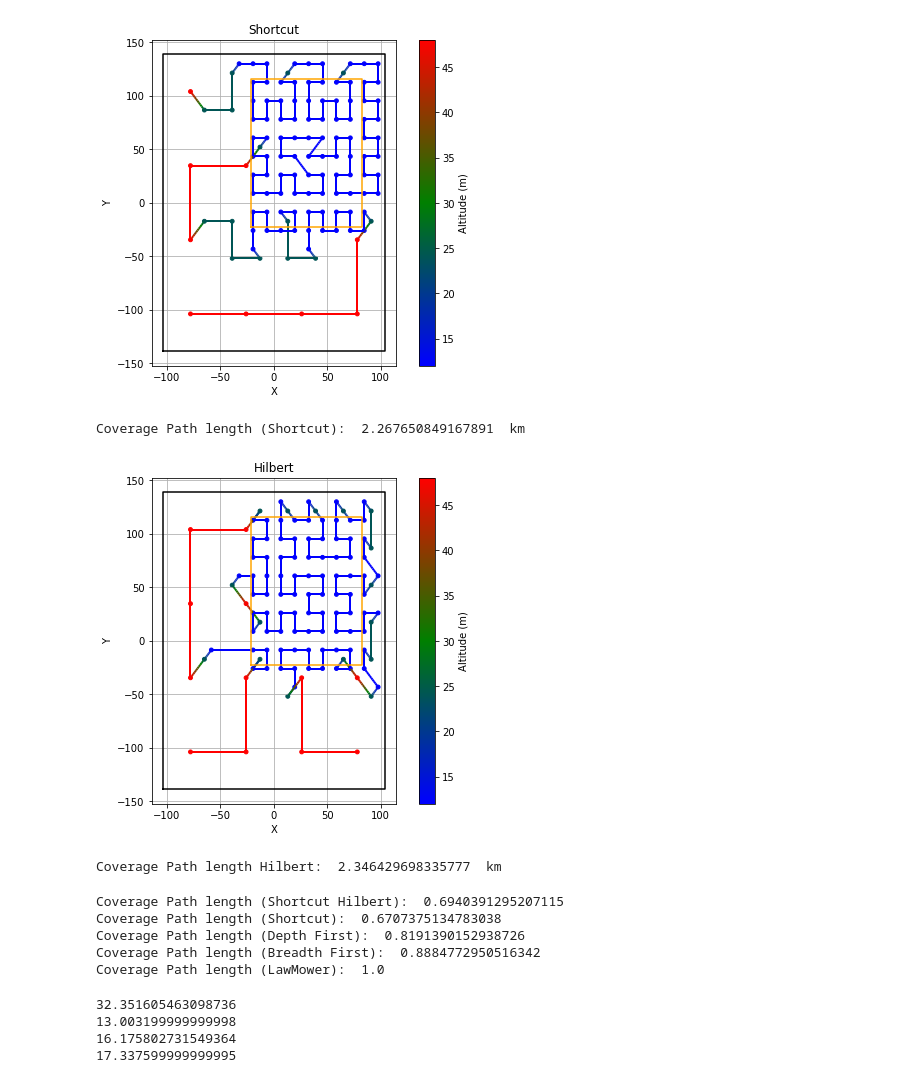
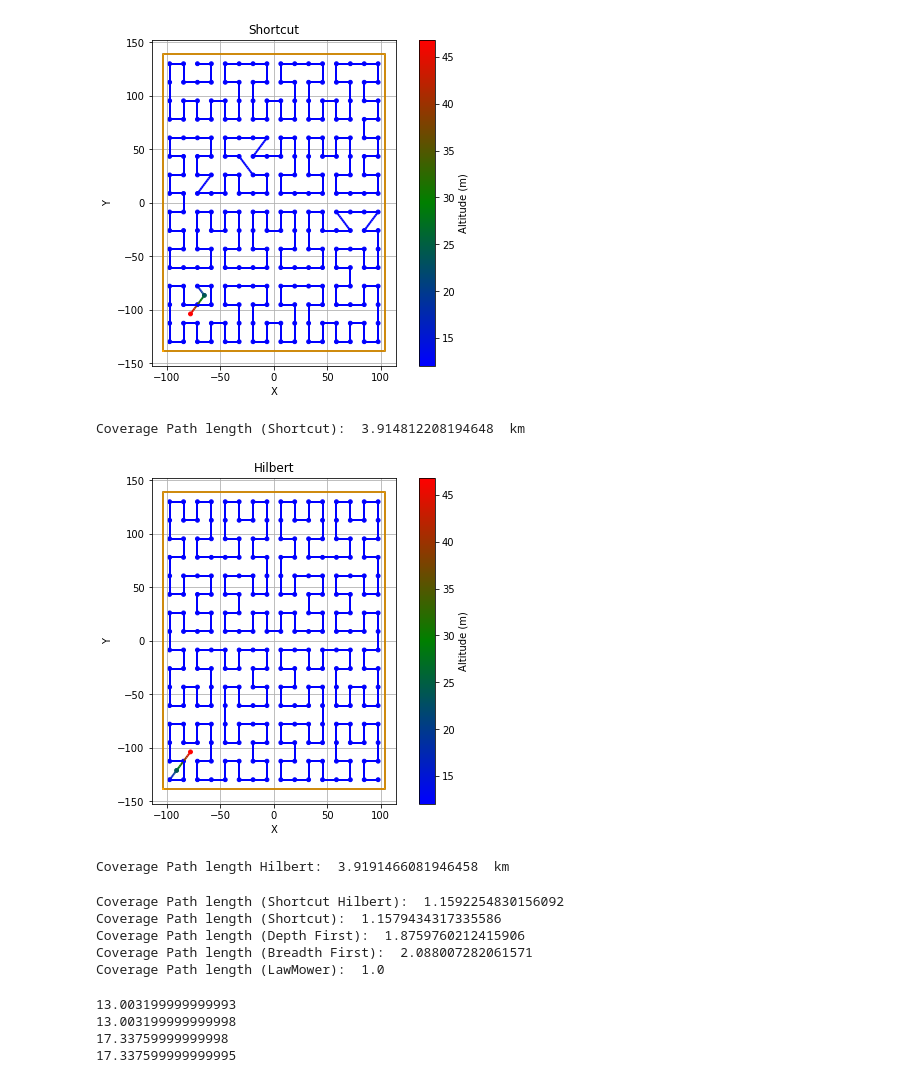
Before and after one commit to David1340/Doutorado_Drone, a Jupyter notebook: Comparacao.ipynb, the cells around one changed output. Saved outputs shown, nothing was run; the diff lists cells and outputs as text; code cells hidden in the pictures.

```diff
--- a/Comparacao.ipynb
+++ b/Comparacao.ipynb
@@ -8,7 +8,7 @@ from utils import SensorCamera,Tree
 from utils import lawmowerPath
 import random
 
-#random.seed(42)  # For reproducibility
+random.seed(42)  # For reproducibility
 
 #DJImini3Camera = SensorCamera(9.6,9.6,4032,4032)
 DJImini3Camera = SensorCamera()
@@ -23,13 +23,13 @@ waypointsLawMower = lawmowerPath(poly, height, width, angle_deg)
 areas_de_interesse = []
 base = Polygon([(-0.1*height*L, -0.1*width*L), (0.1*height*L,-0.1*width*L), (0.1*height*L,0.1*width*L), (-0.1*height*L,0.1*width*L)])
 
-p = 25 # proporção de área de interesse em relação à área total
+p = 30 # proporção de área de interesse em relação à área total
 c = 1 # número de patches de interesse
 base = affinity.scale(base,np.sqrt(p/c), np.sqrt(p/c), origin=(0, 0))
 cont = 0
 while len(areas_de_interesse) < c:
     cont += 1
-    if cont > 1000:
+    if cont > 10000:
         cont = 0
         areas_de_interesse = []
     i = random.uniform(-1 + np.sqrt(p/c)*0.1, 1 - np.sqrt(p/c)*0.1)
@@ -272,22 +272,15 @@ for i in range(0,np.size(waypointsSC,0)-1):
     path_length += np.linalg.norm(waypointsSC[i+1] - waypointsSC[i])
 print("Coverage Path length (Shortcut): ", path_length/1000, " km")
 # %% [output]
-[figure, old version]
+[figure, new version]
-Coverage Path length (Shortcut):  2.267650849167891  km
+Coverage Path length (Shortcut):  3.914812208194648  km
 # %%
 from utils import HilbertTree
 DFTreeHilbert = HilbertTree(DJImini3Camera,areas_de_interesse)
 DFTreeHilbert.add_fistLevel_nodes(waypointsInitial, altitude2,width2,height2)
 DFTreeHilbert.add_another_levels()
-waypoints = []
 
-#for node in DFTreeHilbert.nodes:
-    #for child in node.children:
-    #waypoints.append([node.x, node.y, node.Altitude])
-
-for i,node in enumerate(DFTreeHilbert):
-    waypoints.append([node.x, node.y, node.Altitude])
-waypoints = np.array(waypoints)
+waypoints = np.array(DFTreeHilbert.generate_path())
 
 # Parâmetros
 n_interp = 10  # pontos intermediários entre cada par
@@ -316,35 +309,35 @@ z_segment = (z[:-1] + z[1:]) / 2
 
 # Plotando
 lc = LineCollection(segments, cmap=cmap_custom, array=z_segment, linewidth=2)
 
 fig, ax = plt.subplots(figsize=(8, 6))
 ax.add_collection(lc)
 ax.scatter(waypoints[:, 0], waypoints[:, 1], c=waypoints[:,2], cmap=cmap_custom, s=15)
 plt.colorbar(lc, ax=ax, label='Altitude (m)')
 x, y = poly.exterior.xy
 ax.plot(x, y, color='black')
 if poly.interiors:
     for interior in poly.interiors:
         x, y = interior.xy
         ax.plot(x, y, color='black',alpha=0.1)
 for area_de_interesse in areas_de_interesse:
     x, y = area_de_interesse.exterior.xy
     plt.plot(x, y, color='orange')
 
 ax.plot()
 ax.set_aspect('equal')
 ax.grid(True)
 plt.title("Hilbert")
 plt.xlabel("X")
 plt.ylabel("Y")
 plt.show()
 path_length2 = 0
 for i in range(0,np.size(waypoints,0)-1):
     path_length2 += np.linalg.norm(waypoints[i+1] - waypoints[i])
 print("Coverage Path length Hilbert: ", path_length2/1000, " km")
 # %% [output]
-[figure, old version]
+[figure, new version]
-Coverage Path length Hilbert:  2.346429698335777  km
+Coverage Path length Hilbert:  3.9191466081946458  km
 # %%
 print("Coverage Path length (Shortcut Hilbert): ", path_length2/path_length5)
 print("Coverage Path length (Shortcut): ", path_length/path_length5)
@@ -352,10 +345,10 @@ print("Coverage Path length (Depth First): ", path_length4/path_length5)
 print("Coverage Path length (Breadth First): ", path_length3/path_length5)
 print("Coverage Path length (LawMower): ", path_length5/path_length5)
 # %% [output]
-Coverage Path length (Shortcut Hilbert):  0.6940391295207115
-Coverage Path length (Shortcut):  0.6707375134783038
-Coverage Path length (Depth First):  0.8191390152938726
-Coverage Path length (Breadth First):  0.8884772950516342
+Coverage Path length (Shortcut Hilbert):  1.1592254830156092
+Coverage Path length (Shortcut):  1.1579434317335586
+Coverage Path length (Depth First):  1.8759760212415906
+Coverage Path length (Breadth First):  2.088007282061571
 Coverage Path length (LawMower):  1.0
 # %%
 print(np.linalg.norm(waypoints[2] - waypoints[3]))
@@ -363,7 +356,7 @@ print(height)
 print(np.linalg.norm(waypoints[3] - waypoints[4]))
 print(width)
 # %% [output]
-32.351605463098736
+13.003199999999993
 13.003199999999998
-16.175802731549364
+17.33759999999998
 17.337599999999995
```
Also changed, not shown: parts of 4 cells of this notebook, 5 other files.
